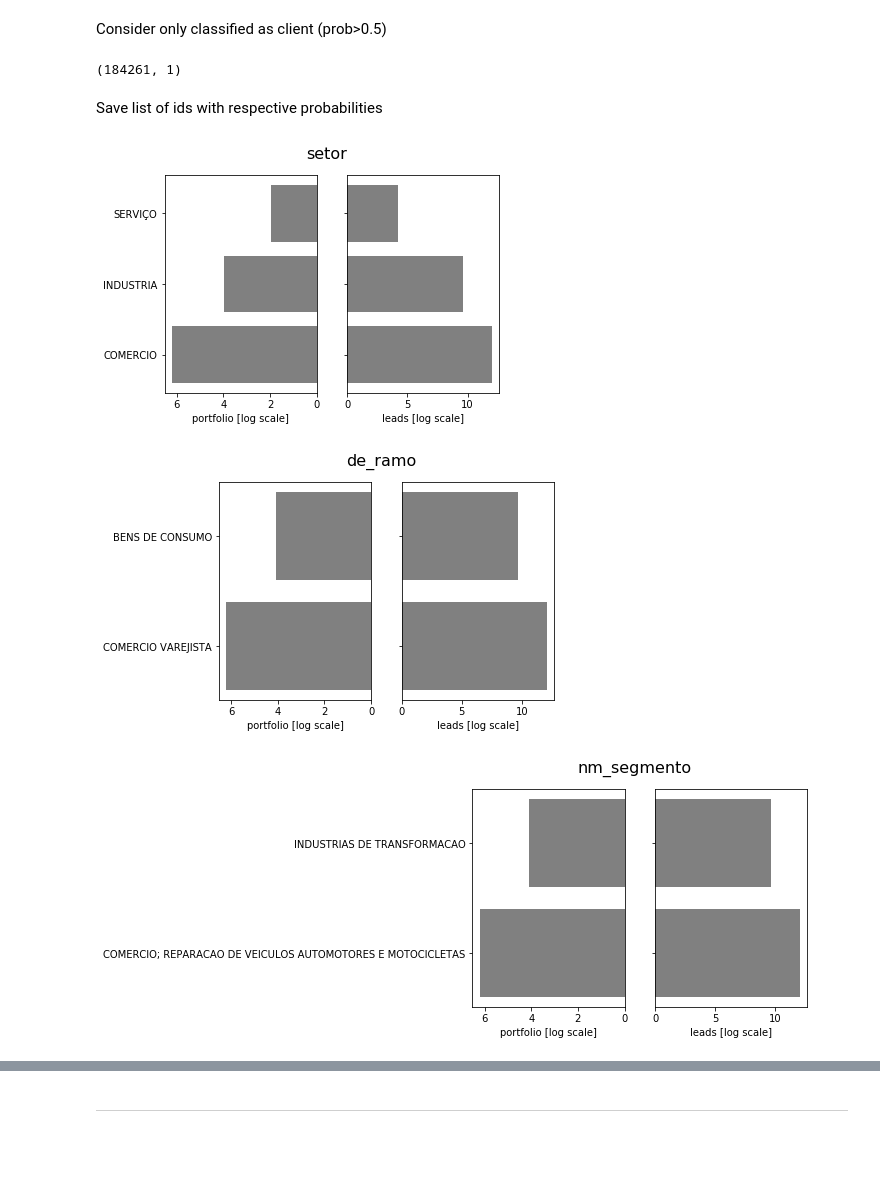
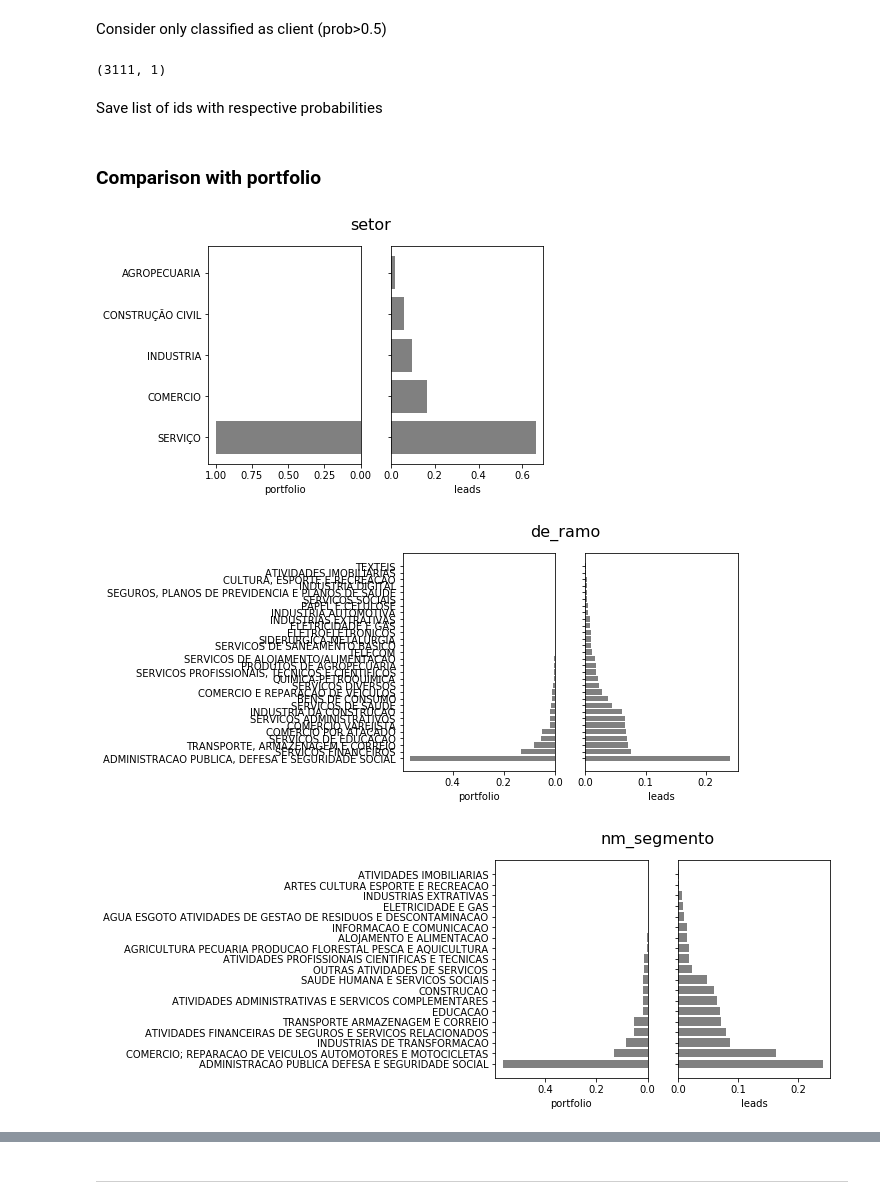
Before and after one commit to codenation-dev/squad-4-ad-data-science-1, a Jupyter notebook: analysis/RF_code.ipynb, the cells around one changed output, grey strips where cells are left out. Drawn from its saved outputs; the diff is of its cells as text; code cells hidden in the pictures; blank space fills up the shorter version.

```diff
--- a/analysis/RF_code.ipynb
+++ b/analysis/RF_code.ipynb
@@ -305,17 +302,17 @@ for i in fill_float64:
 # %% [markdown]
  > One hot encoding for the remaining 'object' variables
 # %%
-market=pd.concat([market,pd.get_dummies(market['de_natureza_juridica'])],axis=1).drop(['de_natureza_juridica'],axis=1)
-market=pd.concat([market,pd.get_dummies(market['sg_uf'])],axis=1).drop(['sg_uf'],axis=1)
-market=pd.concat([market,pd.get_dummies(market['natureza_juridica_macro'])],axis=1).drop(['natureza_juridica_macro'],axis=1)
-market=pd.concat([market,pd.get_dummies(market['de_ramo'])],axis=1).drop(['de_ramo'],axis=1)
-market=pd.concat([market,pd.get_dummies(market['setor'])],axis=1).drop(['setor'],axis=1)
-market=pd.concat([market,pd.get_dummies(market['nm_divisao'])],axis=1).drop(['nm_divisao'],axis=1)
-market=pd.concat([market,pd.get_dummies(market['nm_segmento'])],axis=1).drop(['nm_segmento'],axis=1)
-market=pd.concat([market,pd.get_dummies(market['sg_uf_matriz'],prefix='matriz')],axis=1).drop(['sg_uf_matriz'],axis=1)
-market=pd.concat([market,pd.get_dummies(market['de_saude_tributaria'])],axis=1).drop(['de_saude_tributaria'],axis=1)
-market=pd.concat([market,pd.get_dummies(market['nm_meso_regiao'])],axis=1).drop(['nm_meso_regiao'],axis=1)
-market=pd.concat([market,pd.get_dummies(market['nm_micro_regiao'])],axis=1).drop(['nm_micro_regiao'],axis=1)
+market=pd.concat([market,pd.get_dummies(market['de_natureza_juridica'],prefix='de_natureza_juridica')],axis=1).drop(['de_natureza_juridica'],axis=1)
+market=pd.concat([market,pd.get_dummies(market['sg_uf'],prefix='sg_uf')],axis=1).drop(['sg_uf'],axis=1)
+market=pd.concat([market,pd.get_dummies(market['natureza_juridica_macro'],prefix='natureza_juridica_macro')],axis=1).drop(['natureza_juridica_macro'],axis=1)
+market=pd.concat([market,pd.get_dummies(market['de_ramo'],prefix='de_ramo')],axis=1).drop(['de_ramo'],axis=1)
+market=pd.concat([market,pd.get_dummies(market['setor'],prefix='setor')],axis=1).drop(['setor'],axis=1)
+market=pd.concat([market,pd.get_dummies(market['nm_divisao'],prefix='nm_divisao')],axis=1).drop(['nm_divisao'],axis=1)
+market=pd.concat([market,pd.get_dummies(market['nm_segmento'],prefix='nm_segmento')],axis=1).drop(['nm_segmento'],axis=1)
+market=pd.concat([market,pd.get_dummies(market['sg_uf_matriz'],prefix='sg_uf_matriz')],axis=1).drop(['sg_uf_matriz'],axis=1)
+market=pd.concat([market,pd.get_dummies(market['de_saude_tributaria'],prefix='de_saude_tributaria')],axis=1).drop(['de_saude_tributaria'],axis=1)
+market=pd.concat([market,pd.get_dummies(market['nm_meso_regiao'],prefix='nm_meso_regiao')],axis=1).drop(['nm_meso_regiao'],axis=1)
+market=pd.concat([market,pd.get_dummies(market['nm_micro_regiao'],prefix='nm_micro_regiao')],axis=1).drop(['nm_micro_regiao'],axis=1)
 market.shape
 # %% [output]
 (462298, 384)
@@ -327,7 +324,7 @@ A vector y is created with label 0 or 1 to each index according to its respectiv
 # %% [markdown]
 ### Choose portfolio (input)
 # %%
-file_name_portfolio="estaticos_portfolio1.csv"
+file_name_portfolio="estaticos_portfolio3.csv"
 # %%
 input_file=pd.read_csv(file_name_portfolio)
 input_id=input_file['id']
@@ -458,0 +456,6 @@ acc= 0.995
+# %%
+out_importance=pd.DataFrame(columns=['feature','importance'])
+variable=list(X_train_base.columns)
+out_importance['feature'] = variable
+out_importance['importance'] = rf.feature_importances_
+out_importance.sort_values(by='importance',ascending=False).head()
@@ -484,12 +488,12 @@ array([[<matplotlib.axes._subplots.AxesSubplot object at 0x...>]],
 # %% [markdown]
 Consider only classified as client (prob>0.5)
 # %%
-prob_cut=0.8
+prob_cut=0.5
 # %%
 RF_rank=RF_rank[RF_rank['prob']>=prob_cut]
 RF_rank.shape
 # %% [output]
-(184261, 1)
+(3111, 1)
 # %% [markdown]
 Save list of ids with respective probabilities
 # %%
@@ -500,18 +502,20 @@ RF_rank.to_csv(out_name)
+# %% [markdown]
+### Comparison with portfolio
 # %%
 out_final=market_original[market_original['id'].isin(RF_rank.index)]
 portfolio_all=market_original[market_original['id'].isin(input_portfolio['id'])]
 # %%
 list_compare=['setor','de_ramo','nm_segmento']
 for variable in list_compare:
     fig, axes = plt.subplots(ncols=2, sharey=True)
-    axes[0].barh(portfolio_all[variable].value_counts().index, np.log(portfolio_all[variable].value_counts()), align='center', color='gray')
-    axes[1].barh(out_final[variable].value_counts().index, np.log(out_final[variable].value_counts()), align='center', color='gray')
+    axes[0].barh(portfolio_all[variable].value_counts().index, (portfolio_all[variable].value_counts())/sum(portfolio_all[variable].value_counts()), align='center', color='gray')
+    axes[1].barh(out_final[variable].value_counts().index, (out_final[variable].value_counts())/sum(out_final[variable].value_counts()), align='center', color='gray')
     axes[0].invert_xaxis()
-    axes[1].set_xlabel('leads [log scale]')
-    axes[0].set_xlabel('portfolio [log scale]')
+    axes[1].set_xlabel('leads')
+    axes[0].set_xlabel('portfolio')
     fig.suptitle(variable, fontsize=16)
     plt.show()
 # %% [output]
-[figure, old version]
+[figure, new version]
-[figure, old version]
+[figure, new version]
-[figure, old version]
+[figure, new version]
```
Also changed, not shown: parts of 14 cells of this notebook.
